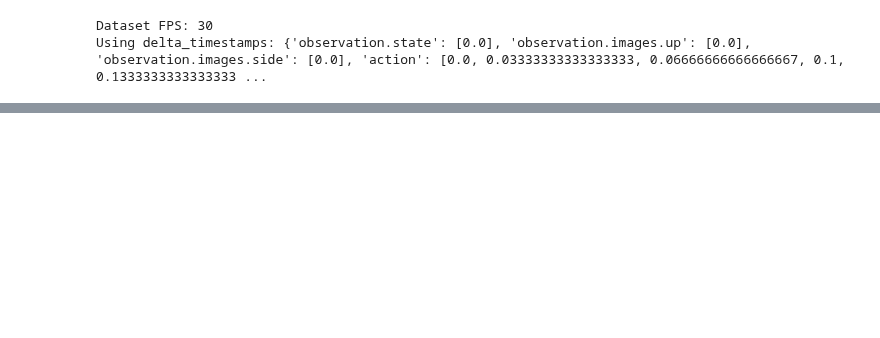
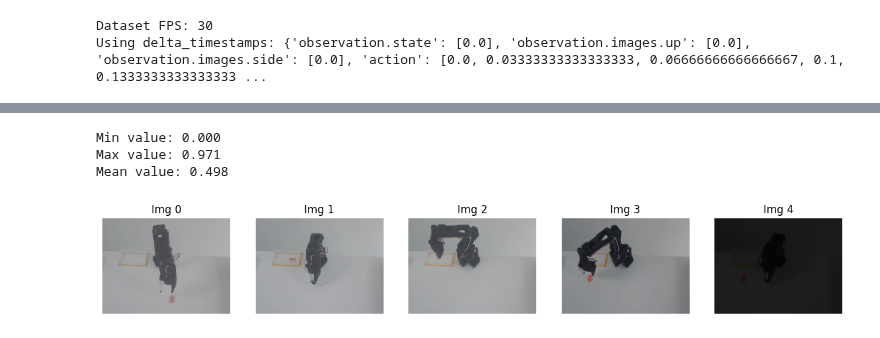
Before and after one commit to Sa74ll/smolvla-so100-finetune, a Jupyter notebook: 01_train_smolvla.ipynb, the cells around one changed output, grey strips where cells are left out. Saved outputs shown, nothing was run; the diff lists cells and outputs as text; code cells hidden in the pictures; blank space fills up the shorter version.

Commit message:
Update the training nootbock

```diff
--- a/01_train_smolvla.ipynb
+++ b/01_train_smolvla.ipynb
@@ -125,25 +322,25 @@ train_tf_cfg = ImageTransformsConfig(
     random_order=True,
     tfs={
         "brightness": ImageTransformConfig(
-            weight=1.0, type="ColorJitter", kwargs={"brightness": (0.8, 1.2)}
+            weight=1.0, type="ColorJitter", kwargs={"brightness": (0.5, 1.2)}
         ),
         "contrast": ImageTransformConfig(
-            weight=1.0, type="ColorJitter", kwargs={"contrast": (0.8, 1.2)}
+            weight=1.0, type="ColorJitter", kwargs={"contrast": (0.6, 1.0)}
         ),
         "saturation": ImageTransformConfig(
-            weight=1.0, type="ColorJitter", kwargs={"saturation": (0.5, 1.5)}
+            weight=1.0, type="ColorJitter", kwargs={"saturation": (0.5, 1.0)}
         ),
         "hue": ImageTransformConfig(
-            weight=1.0, type="ColorJitter", kwargs={"hue": (-0.05, 0.05)}
+            weight=1.0, type="ColorJitter", kwargs={"hue": (-0.05, 0.01)}
         ),
     },
 )
 
 # val slightly darker than train
 val_tf_cfg = ImageTransformsConfig(
-    enable=True,
+    enable=False,
     max_num_transforms=2,
-    random_order=True,
+    random_order=False,
     tfs={
         "brightness": ImageTransformConfig(
             weight=1.0, type="ColorJitter", kwargs={"brightness": (0.7, 1.0)}
@@ -160,5 +357,9 @@ val_tf_cfg = ImageTransformsConfig(
     },
 )
 
+
 train_tf = ImageTransforms(train_tf_cfg)
 val_tf = ImageTransforms(val_tf_cfg)
+
+print(train_tf)
+print(val_tf)
@@ -194,17 +438,16 @@ train_loader = DataLoader(
     train_ds,
     batch_size=BATCH_SIZE,
     shuffle=True,
-    drop_last=True,
     pin_memory=True,
-    num_workers=2,  # Reduced for Colab stability
+    num_workers=8  # Reduced for Colab stability
 )
 
 val_loader = DataLoader(
     val_ds,
     batch_size=BATCH_SIZE,
-    shuffle=False,
+    shuffle=True,
     pin_memory=True,
-    num_workers=2,
+    num_workers=8
 )
 # %%
 """Setup data preprocessing and optimisation"""
@@ -243,7 +579,6 @@ while step < MAX_STEPS:
     for raw_batch in train_loader:
         # 1 normalize
         raw_batch = fix_keys(raw_batch)
-        #raw_batch = ensure_task(raw_batch)
 
         # 2 run preprocessor
         batch = preprocessor(raw_batch)
@@ -303,7 +638,7 @@ while step < MAX_STEPS:
             if val_loss < best_val:
                 best_val = val_loss
                 best_dir = OUTPUT_DIR / "best_model"
-                best_dir.mkdir(exist_ok=True)
+                best_dir.mkdir(parents=True, exist_ok=True)
                 policy.save_pretrained(best_dir)
                 preprocessor.save_pretrained(best_dir)
                 postprocessor.save_pretrained(best_dir)
@@ -328,4 +663,5 @@ while step < MAX_STEPS:
 policy.save_pretrained(OUTPUT_DIR)
 preprocessor.save_pretrained(OUTPUT_DIR)
 postprocessor.save_pretrained(OUTPUT_DIR)
+wandb.finish()
 print(f"Done. Best val loss = {best_val:.4f}")
@@ -331,0 +701,30 @@ print(f"Done. Best val loss = {best_val:.4f}")
+# %%
+batch = next(iter(train_loader))
+imgs = batch["observation.images.up"]
+print(f"Min value: {imgs.min().item():.3f}")
+print(f"Max value: {imgs.max().item():.3f}")
+print(f"Mean value: {imgs.mean().item():.3f}")
+# %% [output]
+Min value: 0.000
+Max value: 0.971
+Mean value: 0.498
+# %%
+import matplotlib.pyplot as plt
+
+# 1. Get one batch
+batch = next(iter(train_loader))
+imgs = batch["observation.images.up"] # Shape: (Batch, C, H, W)
+
+# 2. Plot directly (No un-normalization needed for 0-1 data)
+fig, axes = plt.subplots(1, 5, figsize=(15, 3))
+for i in range(5):
+    # Permute to (H, W, C) for matplotlib
+    img_np = imgs[i].permute(1, 2, 0).cpu().numpy()
+
+    axes[i].imshow(img_np)
+    axes[i].set_title(f"Img {i}")
+    axes[i].axis("off")
+
+plt.show()
+# %% [output]
+[figure, added]
```
Also changed, not shown: parts of 41 cells of this notebook.
